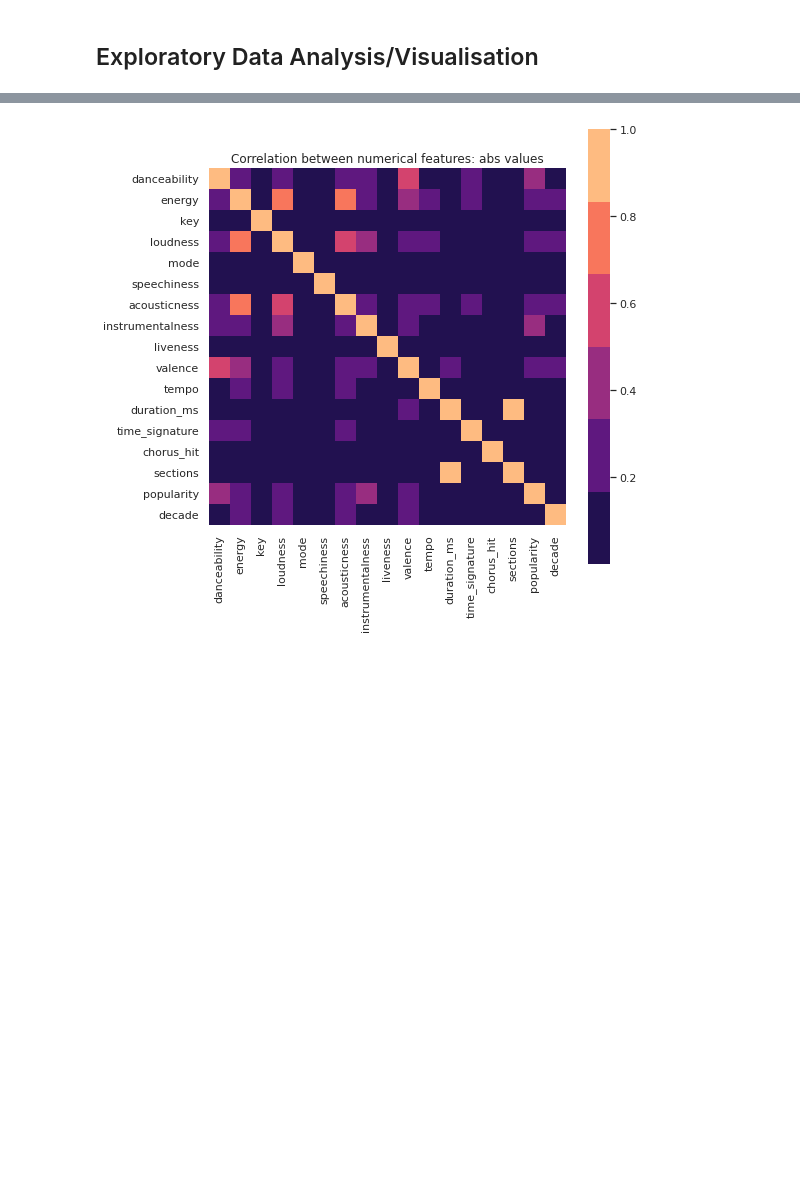
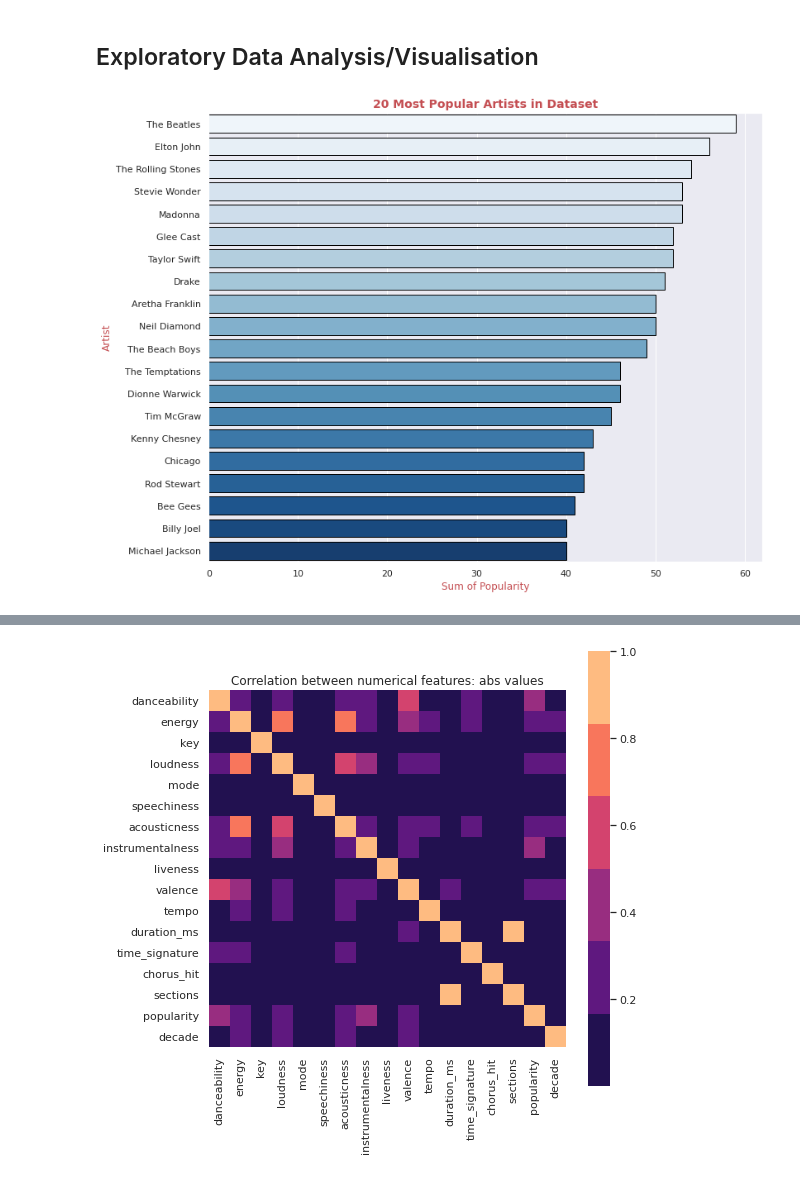
Before and after one commit to agentzhao/spotify-prediction, a Jupyter notebook: spotifypred.ipynb, the cells around one changed output, grey strips where cells are left out. Cells and saved outputs as stored; diff of their text form; code cells hidden in the pictures; blank space fills up the shorter version.

```diff
--- a/spotifypred.ipynb
+++ b/spotifypred.ipynb
@@ -40,2 +39,12 @@ allsongs.describe()
 # %% [markdown]
 ## Exploratory Data Analysis/Visualisation
+# %%
+fig, ax = plt.subplots(figsize = (12, 10))
+lead_artists = allsongs.groupby('artist')['popularity'].sum().sort_values(ascending=False).head(20)
+ax = sb.barplot(x=lead_artists.values, y=lead_artists.index, palette="Blues", orient="h", edgecolor='black', ax=ax)
+ax.set_xlabel('Sum of Popularity', c='r', fontsize=12)
+ax.set_ylabel('Artist', c='r', fontsize=12)
+ax.set_title('20 Most Popular Artists in Dataset', c='r', fontsize=14, weight = 'bold')
+plt.show()
+# %% [output]
+[figure, added]
```
Also changed, not shown: parts of 26 cells of this notebook.
